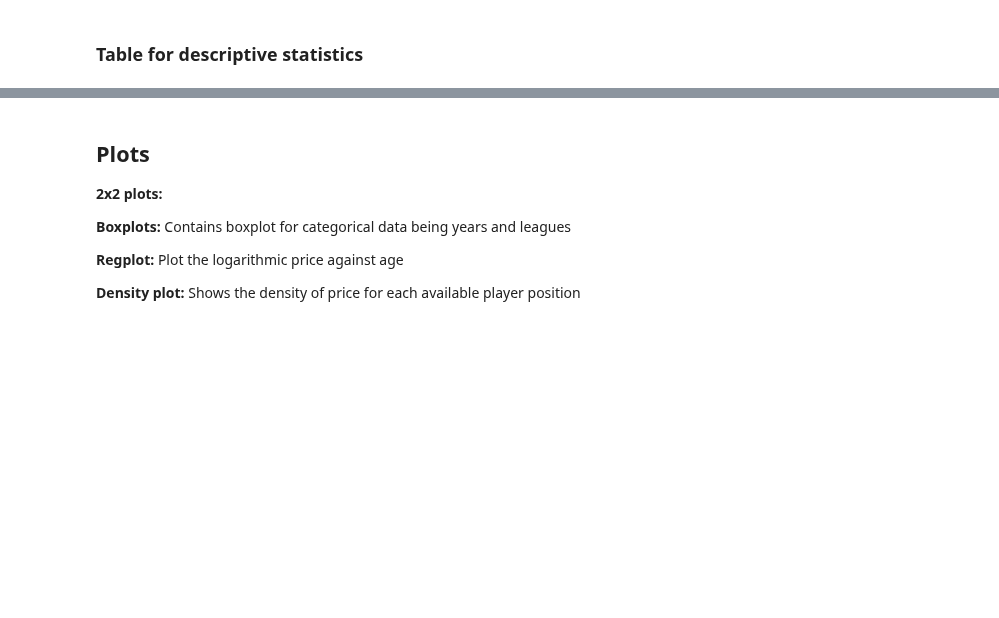
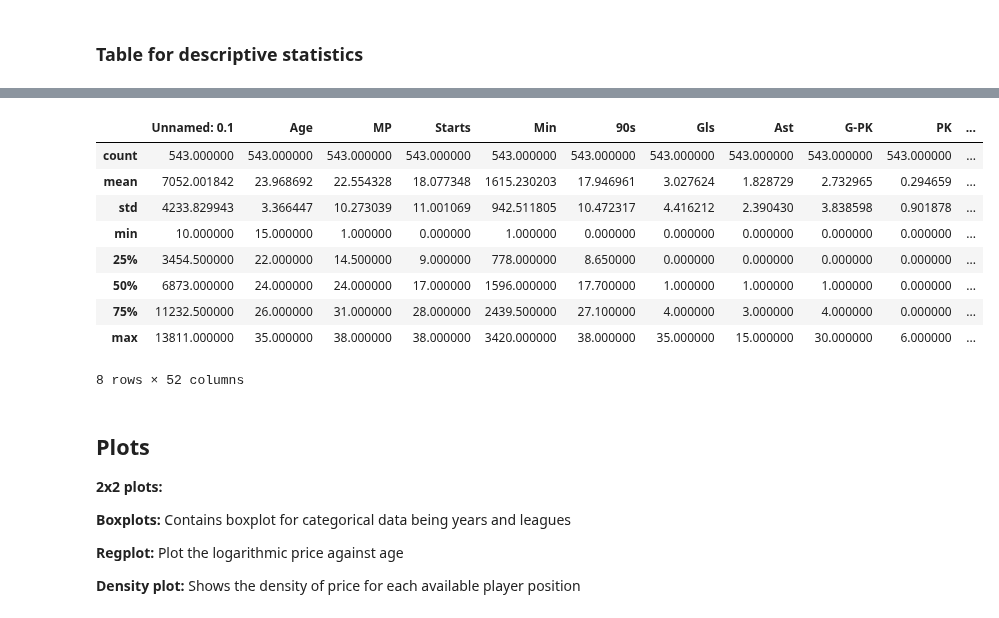
Before and after one commit to mathiasbindseil/three_drengz, a Jupyter notebook: ISDS - Kopi.ipynb, the cells around one changed output, grey strips where cells are left out. Cells and saved outputs as stored; diff of their text form; code cells hidden in the pictures; blank space fills up the shorter version.

```diff
--- a/ISDS - Kopi.ipynb
+++ b/ISDS - Kopi.ipynb
@@ -375,10 +388,21 @@ new_df.to_csv('main_df.csv') # Export as csv file
 # %%
 # Descriptive statistics
 df_desc = pd.read_csv('main_df.csv') # read final csv file as dataframe
-df_desc.drop(['Unnamed: 0','From','To','Born'], axis=1, inplace=True) # Remove irrelevant columns
+df_desc.drop(['Unnamed: 0','Squad_x','Squad_y','To','Born'], axis=1, inplace=True) # Remove irrelevant columns
 df_desc['Min'] = df_desc['Min'].str.replace(',','').astype(float) # Change type of minutes played
 desc_table = df_desc.describe() # Get description of data using pandas function 'desc'
 desc_table.to_excel('new_desc.xlsx') # Extract dataframe containing description of data
+# %% [output]
+|  | Unnamed: 0.1 | Age | MP | Starts | Min | 90s | Gls | Ast | G-PK | PK | ... |
+| count | 543.000000 | 543.000000 | 543.000000 | 543.000000 | 543.000000 | 543.000000 | 543.000000 | 543.000000 | 543.000000 | 543.000000 | ... |
+| mean | 7052.001842 | 23.968692 | 22.554328 | 18.077348 | 1615.230203 | 17.946961 | 3.027624 | 1.828729 | 2.732965 | 0.294659 | ... |
+| std | 4233.829943 | 3.366447 | 10.273039 | 11.001069 | 942.511805 | 10.472317 | 4.416212 | 2.390430 | 3.838598 | 0.901878 | ... |
+| min | 10.000000 | 15.000000 | 1.000000 | 0.000000 | 1.000000 | 0.000000 | 0.000000 | 0.000000 | 0.000000 | 0.000000 | ... |
+| 25% | 3454.500000 | 22.000000 | 14.500000 | 9.000000 | 778.000000 | 8.650000 | 0.000000 | 0.000000 | 0.000000 | 0.000000 | ... |
+| 50% | 6873.000000 | 24.000000 | 24.000000 | 17.000000 | 1596.000000 | 17.700000 | 1.000000 | 1.000000 | 1.000000 | 0.000000 | ... |
+| 75% | 11232.500000 | 26.000000 | 31.000000 | 28.000000 | 2439.500000 | 27.100000 | 4.000000 | 3.000000 | 4.000000 | 0.000000 | ... |
+| max | 13811.000000 | 35.000000 | 38.000000 | 38.000000 | 3420.000000 | 38.000000 | 35.000000 | 15.000000 | 30.000000 | 6.000000 | ... |
+8 rows × 52 columns
 # %% [markdown]
 ## **Plots**
 
```
Also changed, not shown: parts of 8 cells of this notebook.
